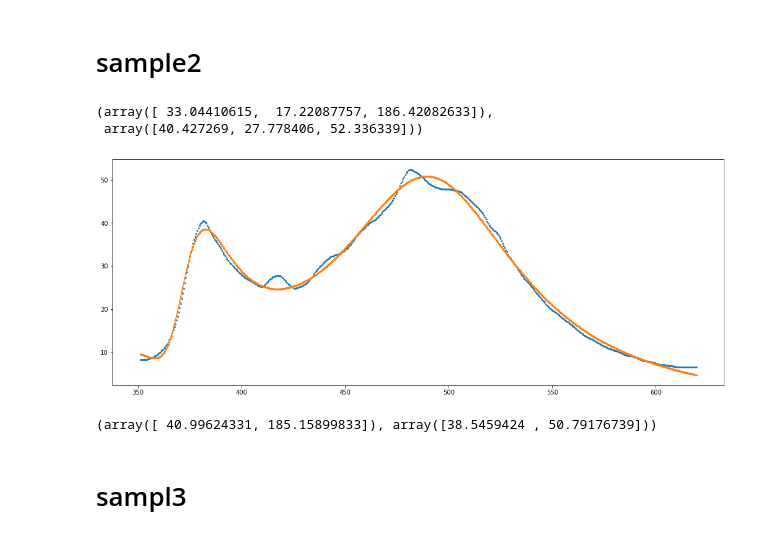
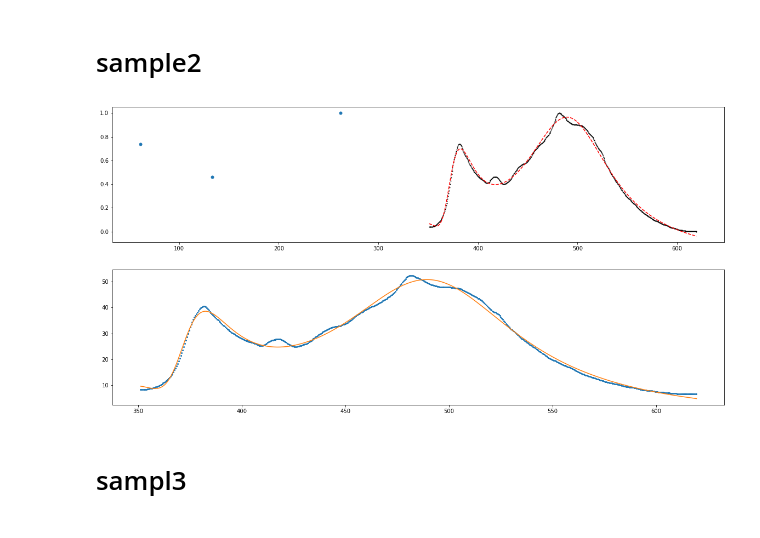
Before and after one commit to mmortazavi/ml_demystified, a Jupyter notebook: projects/solarcell/pl/fwhm.ipynb, the cells around one changed output. Cells and saved outputs as stored; diff of their text form; code cells hidden in the pictures.

```diff
--- a/projects/solarcell/pl/fwhm.ipynb
+++ b/projects/solarcell/pl/fwhm.ipynb
@@ -410,71 +150,8 @@ plt.show()
 # %% [markdown]
 # sample2
-# %%
-pk2, properties2 = find_peaks(y2 , height=3, width = 3,prominence=0.1 )
-
-I2 = properties2 ['peak_heights'] #amplitude
-fwhm2 = (properties2['widths']) #full width half maximum
-
-fwhm2,I2
-# %% [output]
-(array([ 33.04410615,  17.22087757, 186.42082633]),
- array([40.427269, 27.778406, 52.336339]))
-# %%
-y0 =y2
-yData =y2
-
-xData =x
-yGround = min( yData )
-yData = yData - yGround
-yAmp = max( yData )
-yData = yData / yAmp
-
-#initial properties of peaks
-pk, properties = find_peaks( yData, height = .05, width = 3) #prominence=0.1 )
-#extract peak heights and fwhm
-I = properties [ 'peak_heights' ]
-fwhm = properties[ 'widths' ]
-
-guess = [0]
-
-for i in range( len( pk ) ):
-    guess.append( pk[i] )
-    guess.append( I[i] )
-    guess.append( fwhm[i] )
-
-guess=np.array( guess )
-
-popt, pcov = leastsq( res_multi_lorentz, x0=guess, args=( xData, yData ) )
-# print( popt )
-
-
-testData = [ multi_lorentz( x, popt ) for x in xData ]
-fitData = [ yGround + yAmp * multi_lorentz( x, popt ) for x in xData ]
-
-fig= plt.figure( figsize=( 18, 15 ) )
-
-# ax= fig.add_subplot( 2, 1, 1 )
-bx= fig.add_subplot( 2, 1, 2 )
-
-# ax.plot( pk, yData[pk], 'o', ms=5 )
-# ax.plot( xData, yData, 'ok', ms=1 )
-# ax.plot( xData, testData , 'r--', lw=1.5 )
-
-bx.plot( xData, y0, ls='', marker='o', markersize=2 )
-bx.plot( xData, fitData ,marker='o', markersize=2.5 )
-
-
-plt.show()
-# %% [output]
-[figure, removed]
-# %%
-pk, properties = find_peaks( fitData, height = .05, width = 3 )
-#extract peak heights and fwhm
-I = properties [ 'peak_heights' ]
-fwhm = properties[ 'widths' ]
-
-fwhm ,I
-# %% [output]
-(array([ 40.99624331, 185.15899833]), array([38.5459424 , 50.79176739]))
+# %%
+fit(x,y2)
+# %% [output]
+[figure, added]
 # %% [markdown]
 # sampl3
```
Also changed, not shown: parts of 41 cells of this notebook.
